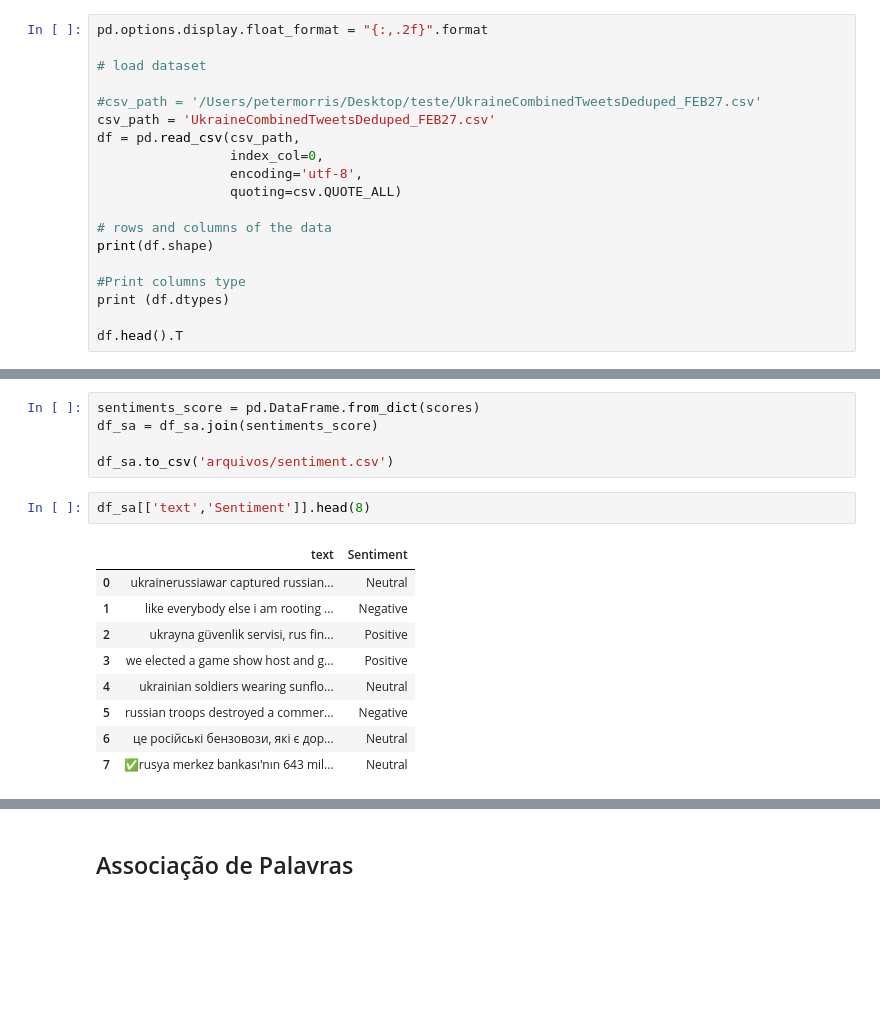
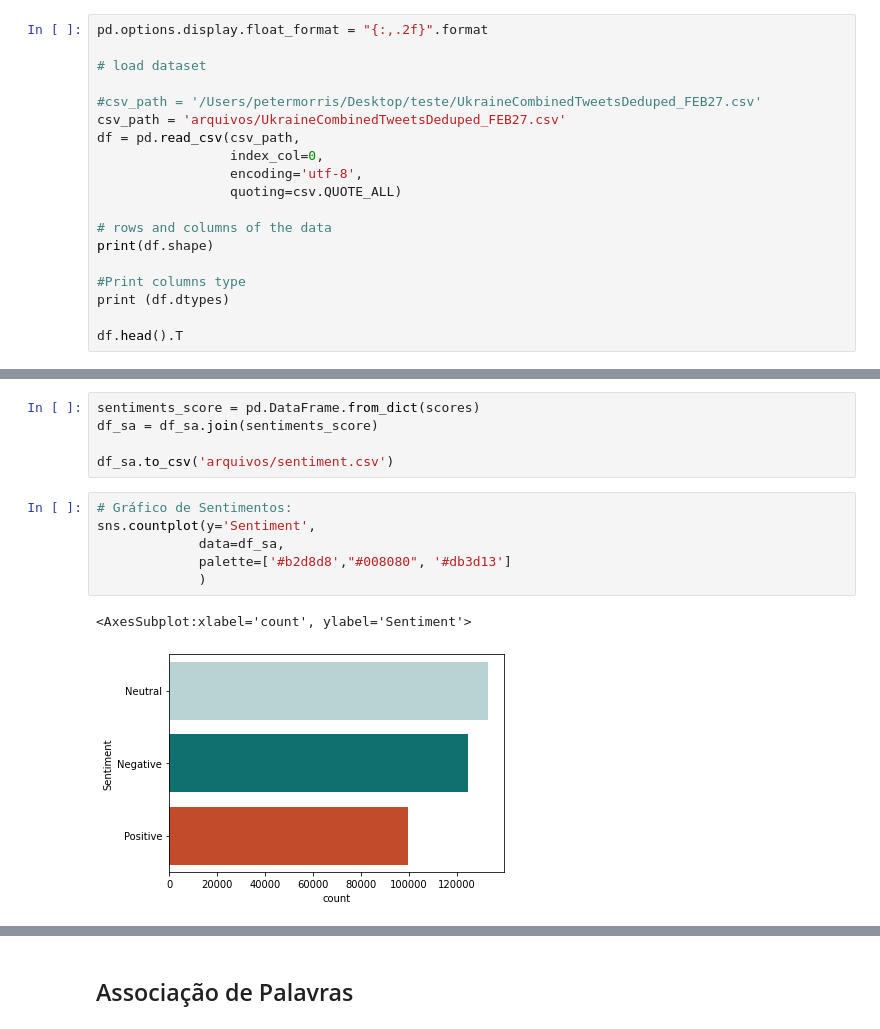
Before and after one commit to morrisgpeter/text-mining-ukraine-russia, a Jupyter notebook: Text mining.ipynb, the cells around one changed output, grey strips where cells are left out. Cells and saved outputs as stored; diff of their text form; blank space fills up the shorter version.

Commit message:
add graficos analise de sentimentos

```diff
--- a/Text mining.ipynb
+++ b/Text mining.ipynb
@@ -24,7 +24,7 @@ pd.options.display.float_format = "{:,.2f}".format
 # load dataset
 
 #csv_path = '/Users/petermorris/Desktop/teste/UkraineCombinedTweetsDeduped_FEB27.csv'
-csv_path = 'UkraineCombinedTweetsDeduped_FEB27.csv'
+csv_path = 'arquivos/UkraineCombinedTweetsDeduped_FEB27.csv'
 df = pd.read_csv(csv_path,
                  index_col=0,
                  encoding='utf-8',
@@ -567,15 +567,12 @@ sentiments_score = pd.DataFrame.from_dict(scores)
 df_sa = df_sa.join(sentiments_score)
 
 df_sa.to_csv('arquivos/sentiment.csv')
-# %%
-df_sa[['text','Sentiment']].head(8)
-# %% [output]
-|  | text | Sentiment |
-| 0 | ukrainerussiawar captured russian... | Neutral |
-| 1 | like everybody else i am rooting ... | Negative |
-| 2 | ukrayna güvenlik servisi, rus fin... | Positive |
-| 3 | we elected a game show host and g... | Positive |
-| 4 | ukrainian soldiers wearing sunflo... | Neutral |
-| 5 | russian troops destroyed a commer... | Negative |
-| 6 | це російські бензовози, які є дор... | Neutral |
-| 7 | ✅rusya merkez bankası'nın 643 mil... | Neutral |
+# %%
+# Gráfico de Sentimentos:
+sns.countplot(y='Sentiment',
+             data=df_sa,
+             palette=['#b2d8d8',"#008080", '#db3d13']
+             )
+# %% [output]
+<AxesSubplot:xlabel='count', ylabel='Sentiment'>
+[figure, added]
```
Also changed, not shown: parts of 1 cell of this notebook.
